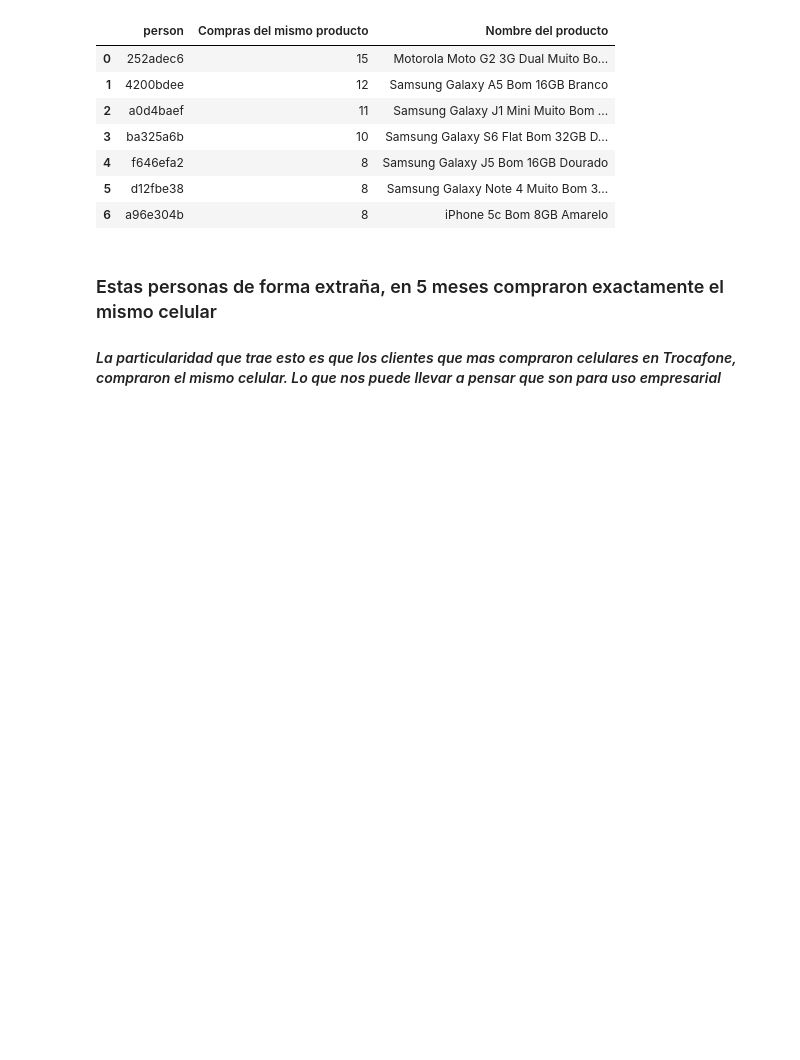
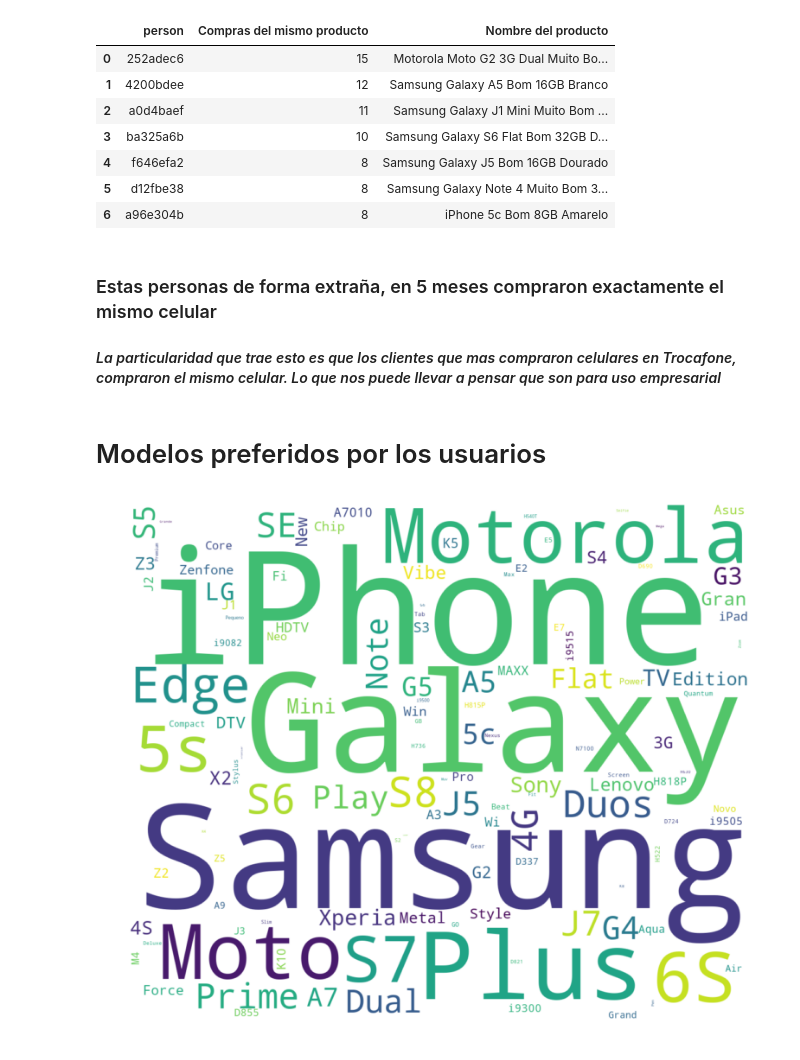
Before and after one commit to javier2409/TP1Datos2C2018, a Jupyter notebook: Analisis Personal 2.ipynb, the cells around one changed output. Cells and saved outputs as stored; diff of their text form; code cells hidden in the pictures; blank space fills up the shorter version.

Commit message:
agrego wordcloud

```diff
--- a/Analisis Personal 2.ipynb
+++ b/Analisis Personal 2.ipynb
@@ -42,3 +43,15 @@ personas.sort_values(by='Compras del mismo producto', ascending = False).reset_i
 ### Estas personas de forma extraña, en 5 meses compraron exactamente el mismo celular
 
 #### _La particularidad que trae esto es que los clientes que mas compraron celulares en Trocafone, compraron el mismo celular. Lo que nos puede llevar a pensar que son para uso empresarial_
+# %% [markdown]
+# Modelos preferidos por los usuarios
+# %%
+viewedModels = df.loc[df['event'] =='viewed product','model']
+viewedModels = viewedModels.to_frame()
+wc= WordCloud(background_color="white",collocations=False, width=1200, height=1000,max_words=2000)
+wordcloud = wc.generate(' '.join(viewedModels['model']))
+plt.imshow(wordcloud, interpolation='bilinear')
+plt.axis("off")
+plt.show()
+# %% [output]
+[figure, added]
```
Also changed, not shown: parts of 2 cells of this notebook, 4 other files.
